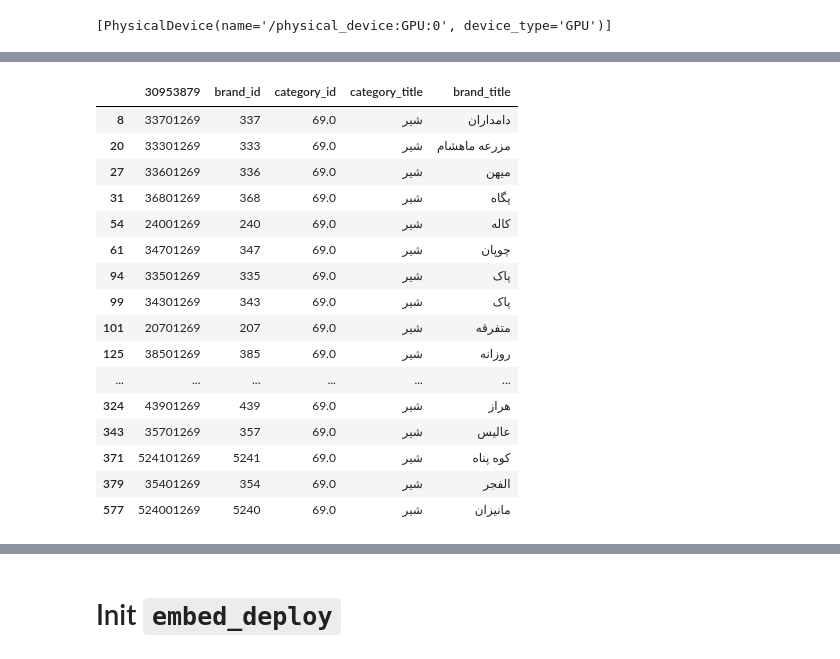
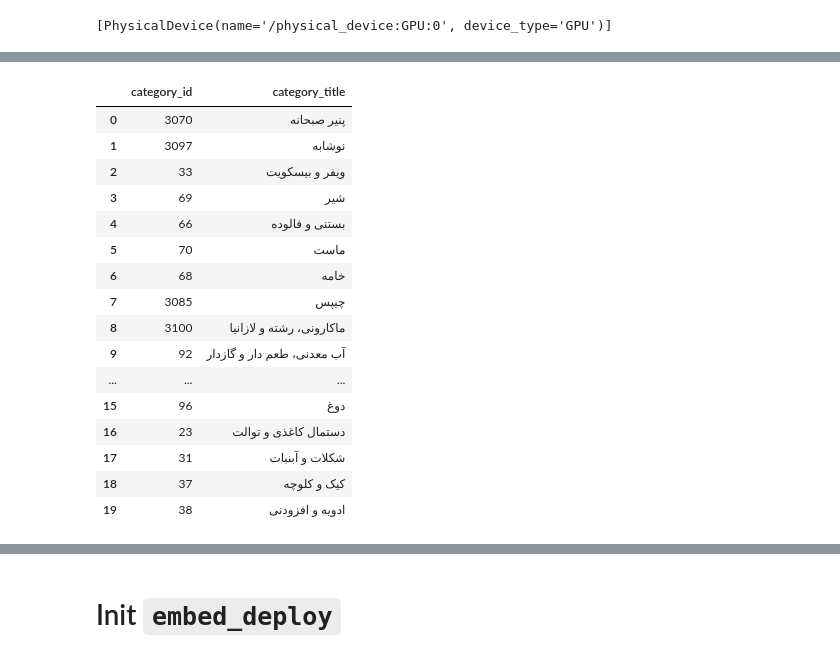
Before and after one commit to samousavizade/Recora, a Jupyter notebook: examples/recora_category.ipynb, the cells around one changed output, grey strips where cells are left out. Drawn from its saved outputs; the diff is of its cells as text; code cells hidden in the pictures.

```diff
--- a/examples/recora_category.ipynb
+++ b/examples/recora_category.ipynb
@@ -453 +420,3 @@ df[dense_feature_columns] = scaler.fit_transform(df[dense_feature_columns]).asty
+# %%
+df = df.sort_values(by='time', ascending=True)
 # %%
@@ -518,0 +431,23 @@ eval_set = DatasetFeat.build_testset(eval_data)
+# %%
+# Handle single sparse columns
+for c in single_sparse_feature_columns:
+	for dataframe in [df]:
+		dataframe[c] = dataframe[c].astype(str).fillna("missing")
+		dataframe.loc[dataframe[c] == "0", c] = "missing"
+
+# # Handle multi sparse columns
+# multi_sparse_flat = [col for group in multi_sparse_col for col in group]
+# for c in multi_sparse_flat:
+# 	for df in [df]:
+# 		df[c] = df[c].astype(str).fillna("missing")
+# 		df.loc[df[c] == "0", c] = "missing"
+
+print("Missing value imputation done ...")
+
+scaler = QuantileTransformer(output_distribution='normal', random_state=42, n_quantiles=10)
+train_data[dense_feature_columns] = scaler.fit_transform(train_data[dense_feature_columns]).astype(np.float32)
+eval_data[dense_feature_columns] = scaler.transform(eval_data[dense_feature_columns]).astype(np.float32)
+
+print("Scale done ...")
+
+train_data['sample_weight'] = np.log1p(train_data['sample_weight'])
@@ -1431,40 +1440,33 @@ eval_result
 # %%
 result = model.recommend_user(
 	"30953879",
-	n_rec=1000,
-	filter_consumed=False,
+	n_rec=20,
+	filter_consumed=True,
 	# user_feats={
 	# 	"order_hour": 15 / 23
 	# }
 )
 
-result = pd.DataFrame(result)
-result[['brand_id', 'category_id']] = (
-	result["30953879"]
-	.str.split("012", expand=True, n=1)  # n=1 ensures we only split once
-)
-# Optional: convert to integer if they are numeric IDs
-result['brand_id'] = pd.to_numeric(result['brand_id'], errors='coerce')
-result['category_id'] = pd.to_numeric(result['category_id'], errors='coerce')
-brand_category_titles = pd.read_csv('./sample_data/brand_category_titles.csv')
-result = result.merge(brand_category_titles, on=['brand_id', 'category_id'], how='left')
-result[result['category_id'] == 69].head(20)
+result = pd.DataFrame(result).rename(columns={"30953879": "category_id"}).astype(int)
+brand_category_titles = pd.read_csv('./sample_data/brand_category_titles.csv').drop_duplicates(subset=['category_id'])
+result = result.merge(brand_category_titles, on=['category_id'], how='left')
+result[['category_id', 'category_title']]
 # %% [output]
-|  | 30953879 | brand_id | category_id | category_title | brand_title |
-| 8 | 33701269 | 337 | 69.0 | شیر | دامداران |
-| 20 | 33301269 | 333 | 69.0 | شیر | مزرعه ماهشام |
-| 27 | 33601269 | 336 | 69.0 | شیر | میهن |
-| 31 | 36801269 | 368 | 69.0 | شیر | پگاه |
-| 54 | 24001269 | 240 | 69.0 | شیر | کاله |
-| 61 | 34701269 | 347 | 69.0 | شیر | چوپان |
-| 94 | 33501269 | 335 | 69.0 | شیر | پاک |
-| 99 | 34301269 | 343 | 69.0 | شیر | پاک |
-| 101 | 20701269 | 207 | 69.0 | شیر | متفرقه |
-| 125 | 38501269 | 385 | 69.0 | شیر | روزانه |
-| ... | ... | ... | ... | ... | ... |
-| 324 | 43901269 | 439 | 69.0 | شیر | هراز |
-| 343 | 35701269 | 357 | 69.0 | شیر | عالیس |
-| 371 | 524101269 | 5241 | 69.0 | شیر | کوه پناه |
-| 379 | 35401269 | 354 | 69.0 | شیر | الفجر |
-| 577 | 524001269 | 5240 | 69.0 | شیر | مانیزان |
+|  | category_id | category_title |
+| 0 | 3070 | پنیر صبحانه |
+| 1 | 3097 | نوشابه |
+| 2 | 33 | ویفر و بیسکویت |
+| 3 | 69 | شیر |
+| 4 | 66 | بستنی و فالوده |
+| 5 | 70 | ماست |
+| 6 | 68 | خامه |
+| 7 | 3085 | چیپس |
+| 8 | 3100 | ماکارونی، رشته و لازانیا |
+| 9 | 92 | آب معدنی، طعم دار و گازدار |
+| ... | ... | ... |
+| 15 | 96 | دوغ |
+| 16 | 23 | دستمال کاغذی و توالت |
+| 17 | 31 | شکلات و آبنبات |
+| 18 | 37 | کیک و کلوچه |
+| 19 | 38 | ادویه و افزودنی |
 # %%
```
Also changed, not shown: parts of 28 cells of this notebook, 1 other file.
